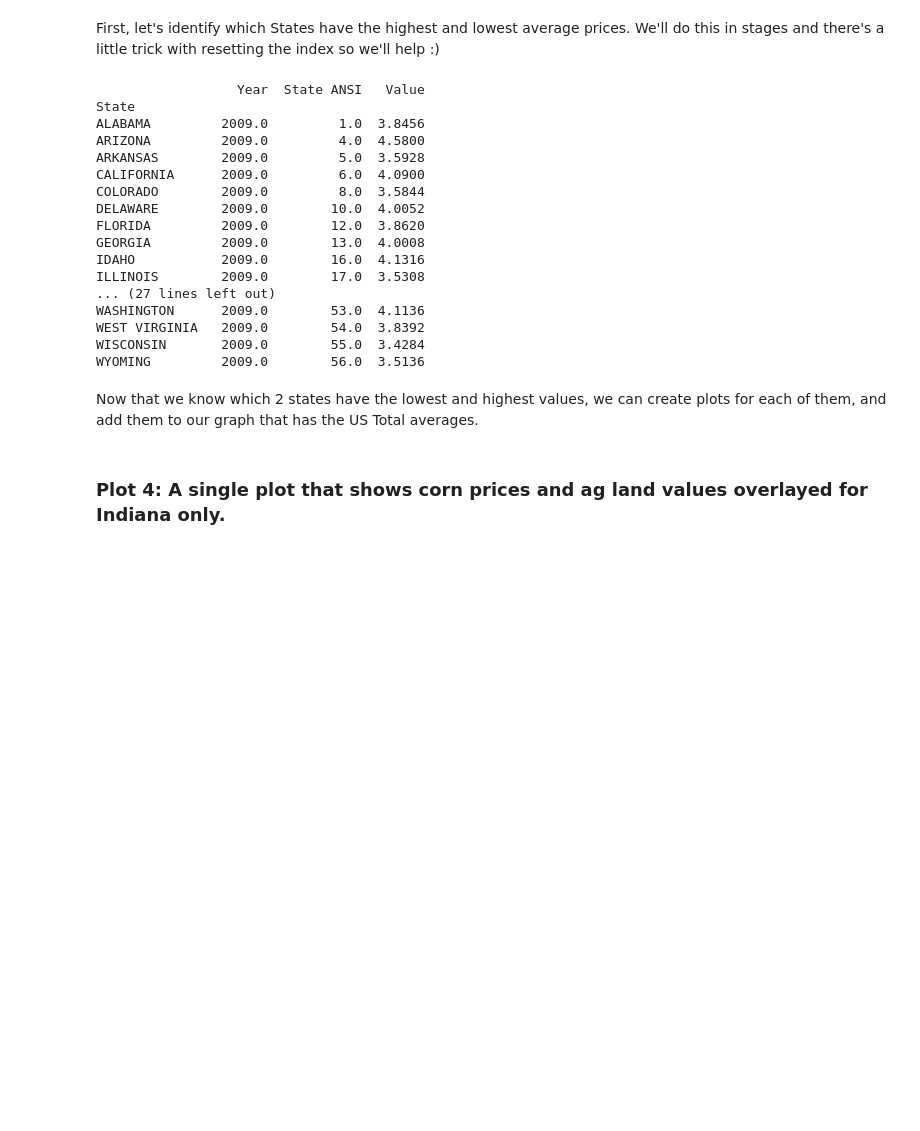
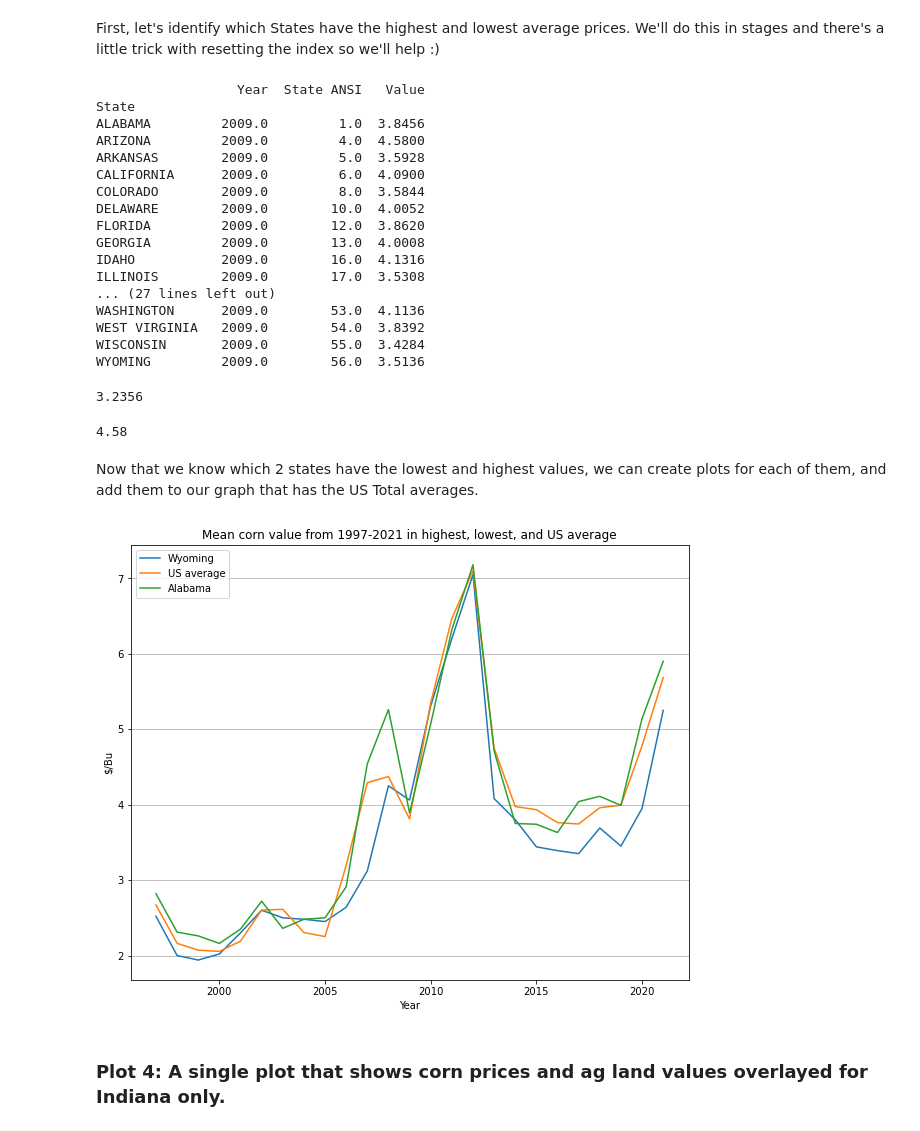
Before and after one commit to ShihYLin/Ag-Informatics, a Jupyter notebook: Lab2/lab2-ShihYunLin.ipynb, the cells around one changed output. Saved outputs shown, nothing was run; the diff lists cells and outputs as text; code cells hidden in the pictures; blank space fills up the shorter version.

Commit message:
plot 3

```diff
--- a/Lab2/lab2-ShihYunLin.ipynb
+++ b/Lab2/lab2-ShihYunLin.ipynb
@@ -496,6 +496,7 @@ cornStateAverage = cornStateAverage.reset_index()
 
 # Now you can simply use the min() function to identify which State has the lowest mean value.
 # Enter code here...
+cornStateAverage['Value'].min()
 # %% [output]
                   Year  State ANSI   Value
 State
@@ -514,30 +515,44 @@ WASHINGTON      2009.0        53.0  4.1136
 WEST VIRGINIA   2009.0        54.0  3.8392
 WISCONSIN       2009.0        55.0  3.4284
 WYOMING         2009.0        56.0  3.5136
+3.2356
 # %%
 # And use the max() function to identify which State has the lowest mean value.
 # Enter code here...
+cornStateAverage['Value'].max()
+# %% [output]
+4.58
 # %% [markdown]
 Now that we know which 2 states have the lowest and highest values, we can create plots for each of them, and add them to our graph that has the US Total averages.
 # %%
 # Some basic functionality to make the graphs larger
 plt.figure(figsize=(10, 8))
 
 #Plot line for the State with the max value. Make sure you include a 'label' for the legend.
 # Enter code here...
+plt.plot(clean_CORN['Year'].unique(), clean_CORN[clean_CORN['State']== 'WYOMING'].groupby('Year')['Value'].mean(), label='Wyoming')
 
 #Plot line for average US value (same as previous graph)
 # Enter code here...
+plt.plot(clean_CORN['Year'].unique(),clean_CORN.groupby('Year')['Value'].mean(), label='US average')
 
 #Plot line for the State with the min value. Make sure you include a 'label' for the legend.
 # Enter code here...
+plt.plot(clean_CORN['Year'].unique(), clean_CORN[clean_CORN['State']== 'ALABAMA'].groupby('Year')['Value'].mean(), label='Alabama')
 
 # Give your a title, plot x any y axis labels, a legend, and activate grid lines.
 # Enter code here...
+plt.title('Mean corn value from 1997-2021 in highest, lowest, and US average')
+plt.xlabel('Year')
+plt.ylabel('$/Bu')
+plt.grid(axis='y')
+plt.legend(loc="upper left")
 
 # Save the plot as a PNG file - check it out, you should have a file with this name in your folder now!
 # MAKE SURE YOU RUN THIS - I will expect this image in your submission folder
 plt.savefig('corndeviation.png', format='png', dpi=140)
+# %% [output]
+[figure, added]
 # %% [markdown]
 ### Plot 4: A single plot that shows corn prices and ag land values overlayed for Indiana only.
 # %% [markdown]
```
Also changed, not shown: 1 other file.
